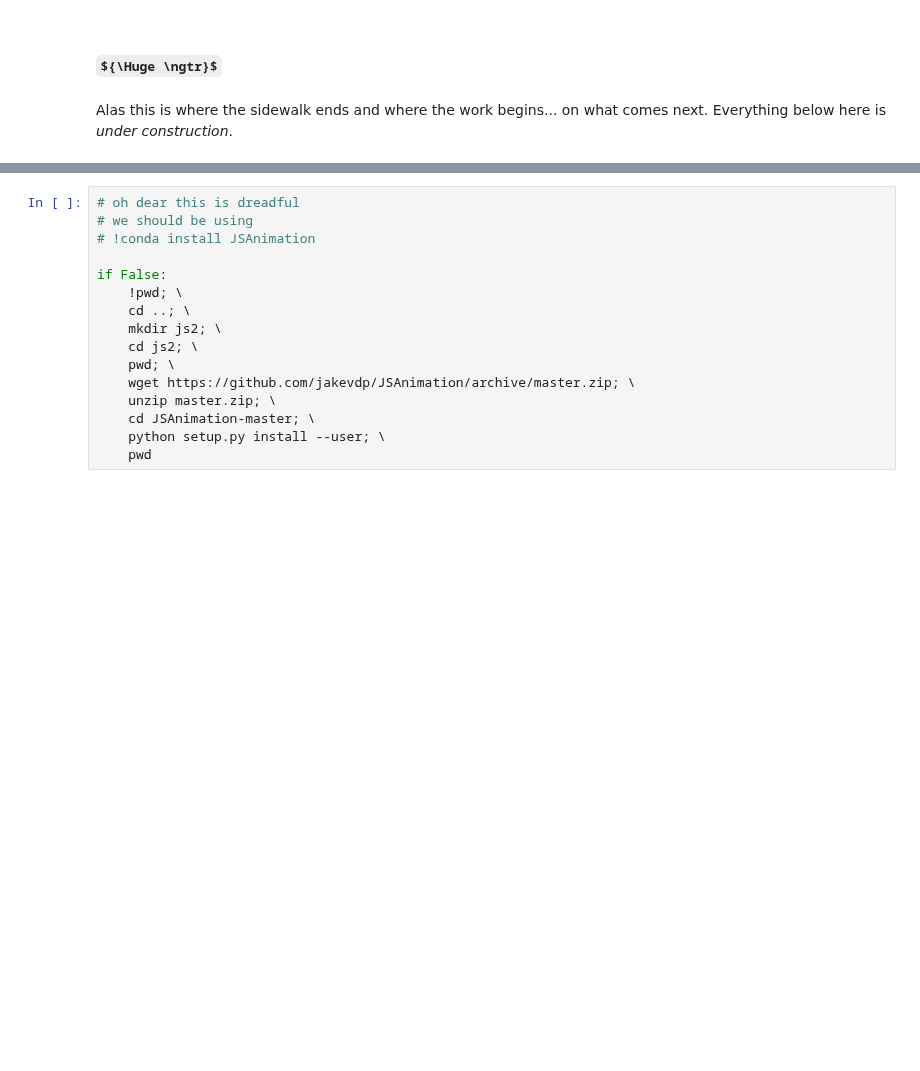
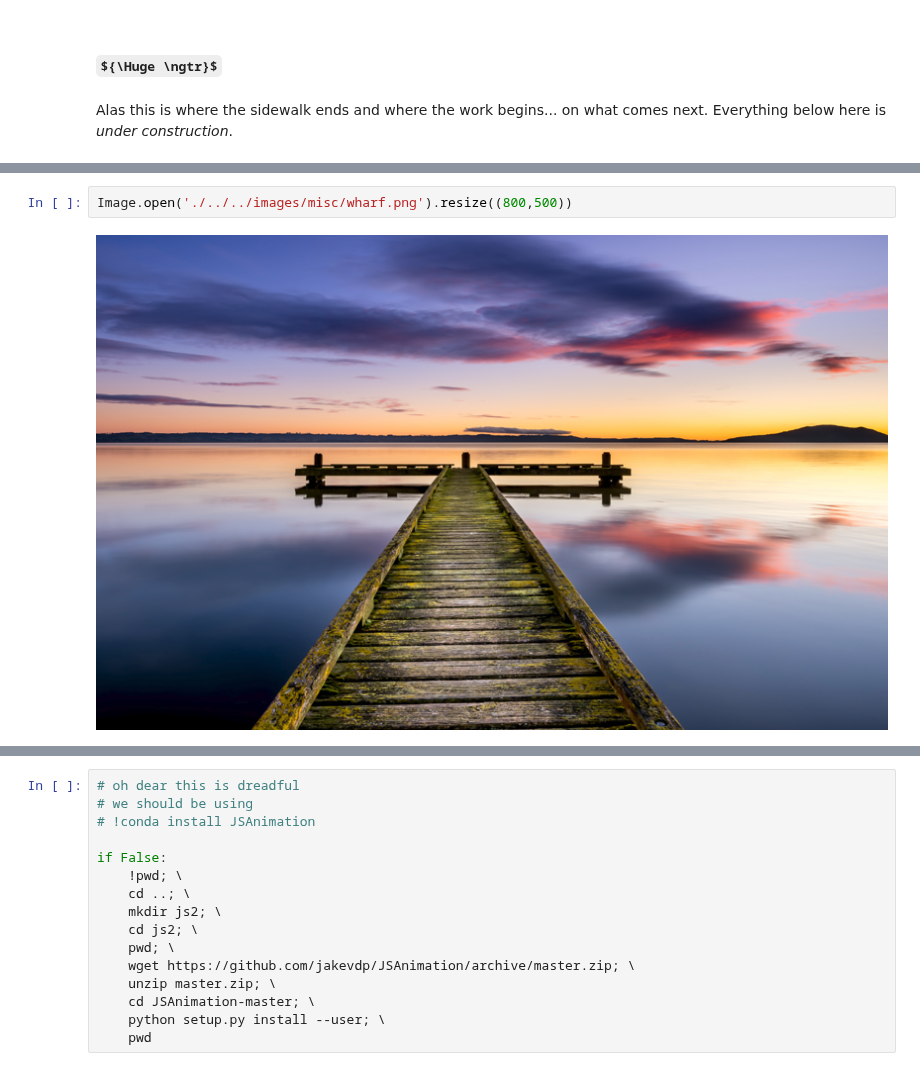
Before and after one commit to robfatland/othermathclub, a Jupyter notebook: python/serpinsky/Chaos.ipynb, the cells around one changed output, grey strips where cells are left out. Saved outputs shown, nothing was run; the diff lists cells and outputs as text; some formulas as TeX source; blank space fills up the shorter version.

```diff
--- a/python/serpinsky/Chaos.ipynb
+++ b/python/serpinsky/Chaos.ipynb
@@ -583,0 +561,4 @@ to track her progress along the wharf. Again: For each step forward she stumbles
+# %%
+Image.open('./../../images/misc/wharf.png').resize((800,500))
+# %% [output]
+[figure, added]
```
Also changed, not shown: parts of 15 cells of this notebook, 3 other files.
